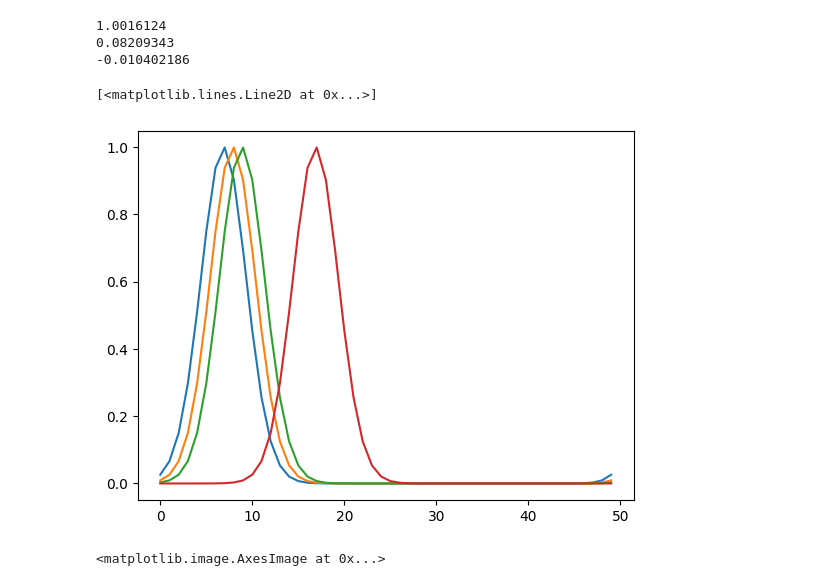
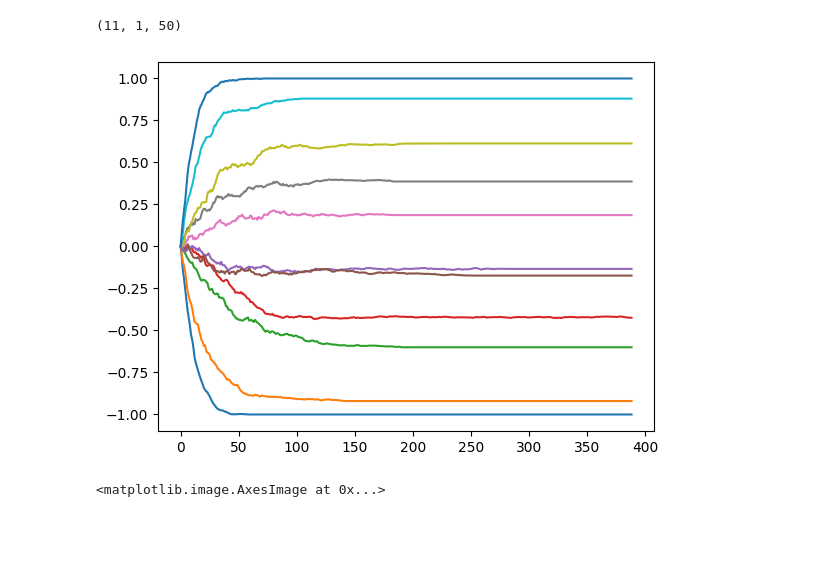
Before and after one commit to ArielleRosinski/SCA_project, a Jupyter notebook: toy_dataset_kSCA_inducing_points.ipynb, the cells around one changed output. Saved outputs shown, nothing was run; the diff lists cells and outputs as text; code cells hidden in the pictures; blank space fills up the shorter version.

```diff
--- a/toy_dataset_kSCA_inducing_points.ipynb
+++ b/toy_dataset_kSCA_inducing_points.ipynb
@@ -151,18 +195,20 @@ K = 100
 T = 50
 
 split = 20
+ids = [0,2, 4, 5, -1, -3, -5]
+ids_test = [1,3, 5, -4, -2]
 d = 2
 c=30
 
-N = 50
-X = get_particle(K, N, T,key1, key2, dropout_rate = 0.0, kappa = 1e-3)
-print(compute_S_all_pairs(center(X)))
-X = project_X(X, key1, proj_dims=50)
+#N = 50
+X = jnp.mean(paths, axis=0)[:,None,:50]
+#print(compute_S_all_pairs(center(X)))
+X = project_X(X, key1, proj_dims=1)
 #print(X.shape)
-X, noise, cov_matrix = add_low_rank_noise(X, key4, key5, sigma = 2, l2=1e-2 )
+X, noise, cov_matrix = add_low_rank_noise(X, key4, key5, sigma = 0.5, l2=1e-1 )
 
-X_train=X[split:]
-X_test=X[:split]
+X_train=X#[ids,:,:] #[split:]
+X_test=X#[ids_test, :, :] #[:split]
 K, N, T = X_train.shape
 A = jnp.swapaxes(X_train, 0, 1)                  #(N, K, T)
 A = A.reshape(N,-1)                              #(N, K*T)
@@ -170,9 +216,5 @@ A = A.reshape(N,-1)                              #(N, K*T)
 
 
 
-print(np.mean(compute_S(X_train)))
-print(compute_S_all_pairs(X_test))
+#print(np.mean(compute_S(X_train)))
+#print(compute_S_all_pairs(X_test))
-# %% [output]
-1.0016124
-0.08209343
--0.010402186
@@ -185,11 +221,13 @@ X = get_particle(K, N, T,key1, key2, dropout_rate = 0.0, kappa = 1e-1)
-# %%
-plt.plot(X[0,0,:])
-plt.plot(X[0,1,:])
-plt.plot(X[0,2,:])
-plt.plot(X[0,10,:])
-# %% [output]
-[<matplotlib.lines.Line2D at 0x...>]
-[figure, removed]
+# %%
+X_train.shape
+# %% [output]
+(11, 1, 50)
+# %%
+test = jnp.mean(paths, axis=0)
+for i in range(11):
+    plt.plot(test[i,:])
+# %% [output]
+[figure, added]
 # %%
 plt.imshow(cov_matrix)
 # %% [output]
```
Also changed, not shown: parts of 7 cells of this notebook, 4 other files.
